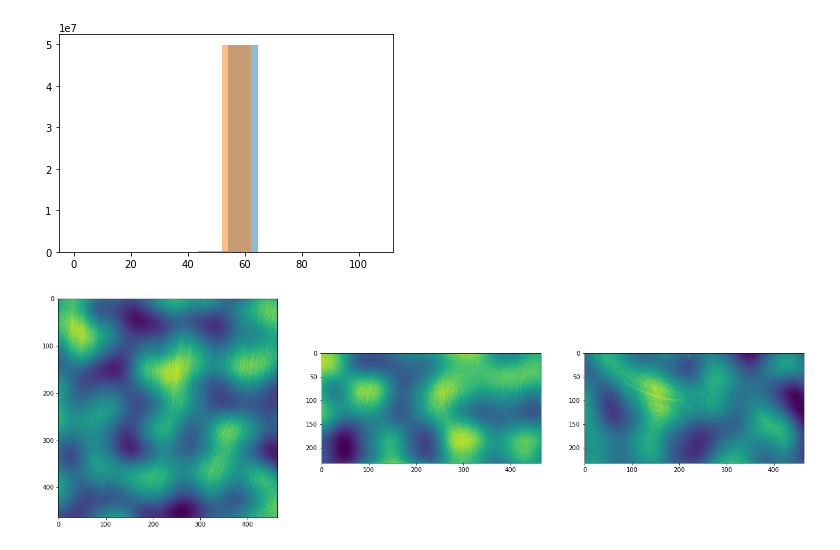
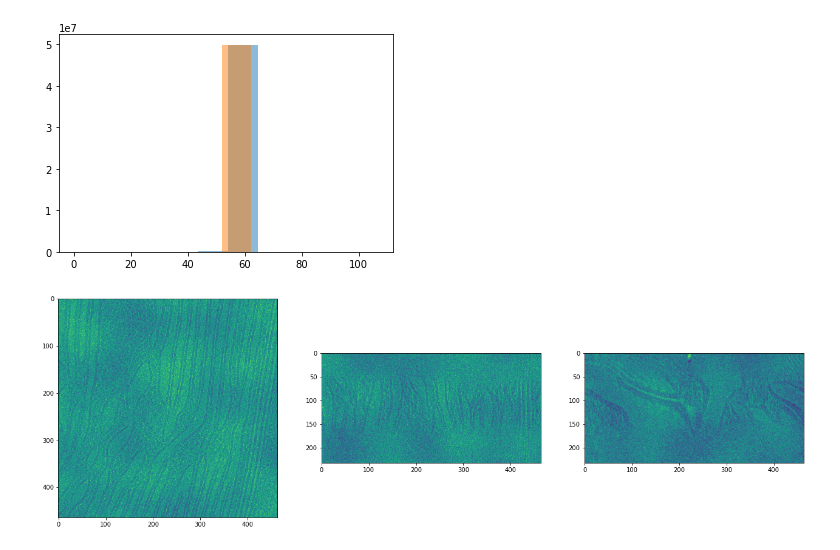
Before and after one commit to Fickincool/master-thesis, a Jupyter notebook: Notebooks/6.00_self2selfDenoising/6.05_make_dummy+noisy_tomogram.ipynb, the cells around one changed output. Saved outputs shown, nothing was run; the diff lists cells and outputs as text; code cells hidden in the pictures.

```diff
--- a/Notebooks/6.00_self2selfDenoising/6.05_make_dummy+noisy_tomogram.ipynb
+++ b/Notebooks/6.00_self2selfDenoising/6.05_make_dummy+noisy_tomogram.ipynb
@@ -128,7 +131,7 @@ shape = tomo_shape
 N_threads = 4
 
 perlin = fns.Noise(seed=0, numWorkers=N_threads)
-perlin.frequency = 0.01
+perlin.frequency = 0.05
 perlin.noiseType = fns.NoiseType.Perlin
 perlin.fractal.octaves = 4
 perlin.fractal.lacunarity = 5
@@ -202,23 +205,23 @@ with mrcfile.new(filename, overwrite=True) as mrc:
 # %%
 noisier_tomo = random_noise(tomo_data, mode='poisson', clip=False)
 noisier_tomo = random_noise(noisier_tomo, mode='gaussian', var=5, mean=0, clip=False)
-noisier_tomo = noisier_tomo*noise
+noisier_tomo = noisier_tomo+5*noise
 
 zidx, yidx, xidx = tomo_shape//2
 
 plt.figure(figsize=(22, 12))
 plt.subplot(131)
 plt.imshow(noisier_tomo[zidx,:,:])
 
 plt.subplot(132)
 plt.imshow(noisier_tomo[:,yidx,:])
 
 
 plt.subplot(133)
 plt.imshow(noisier_tomo[:,:,xidx])
 plt.show()
 # %% [output]
-[figure, old version]
+[figure, new version]
 # %%
 filename = cet_path.replace('.mrc', '_noisyGaussPoissPerlin.mrc')
 with mrcfile.new(filename, overwrite=True) as mrc:
```
Also changed, not shown: parts of 3 cells of this notebook, 8 other files.
